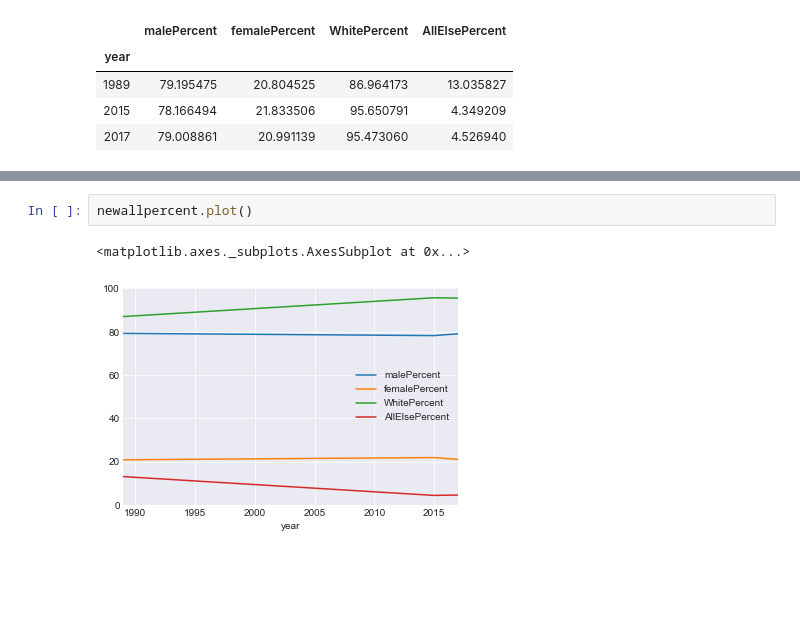
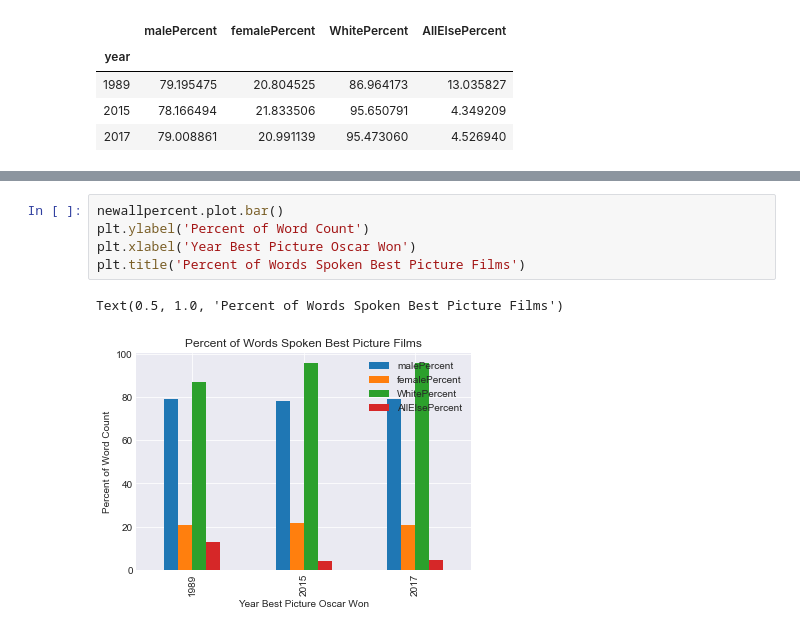
Before and after one commit to grothaek/Project, a Jupyter notebook: Project_Ponting.ipynb, the cells around one changed output, grey strips where cells are left out. Saved outputs shown, nothing was run; the diff lists cells and outputs as text; blank space fills up the shorter version.

```diff
--- a/Project_Ponting.ipynb
+++ b/Project_Ponting.ipynb
@@ -443,5 +444,8 @@ newallpercent.plot.bar()
-# %%
-newallpercent.plot()
-# %% [output]
-<matplotlib.axes._subplots.AxesSubplot at 0x...>
-[figure, removed]
+# %%
+newallpercent.plot.bar()
+plt.ylabel('Percent of Word Count')
+plt.xlabel('Year Best Picture Oscar Won')
+plt.title('Percent of Words Spoken Best Picture Films')
+# %% [output]
+Text(0.5, 1.0, 'Percent of Words Spoken Best Picture Films')
+[figure, added]
```
Also changed, not shown: parts of 5 cells of this notebook.
